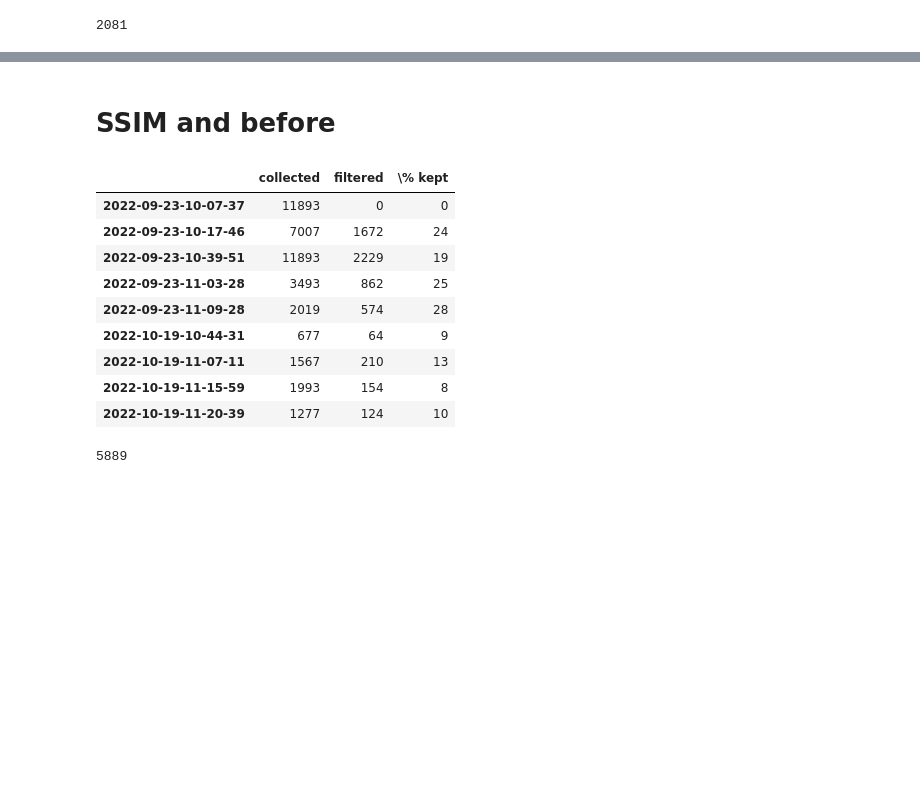
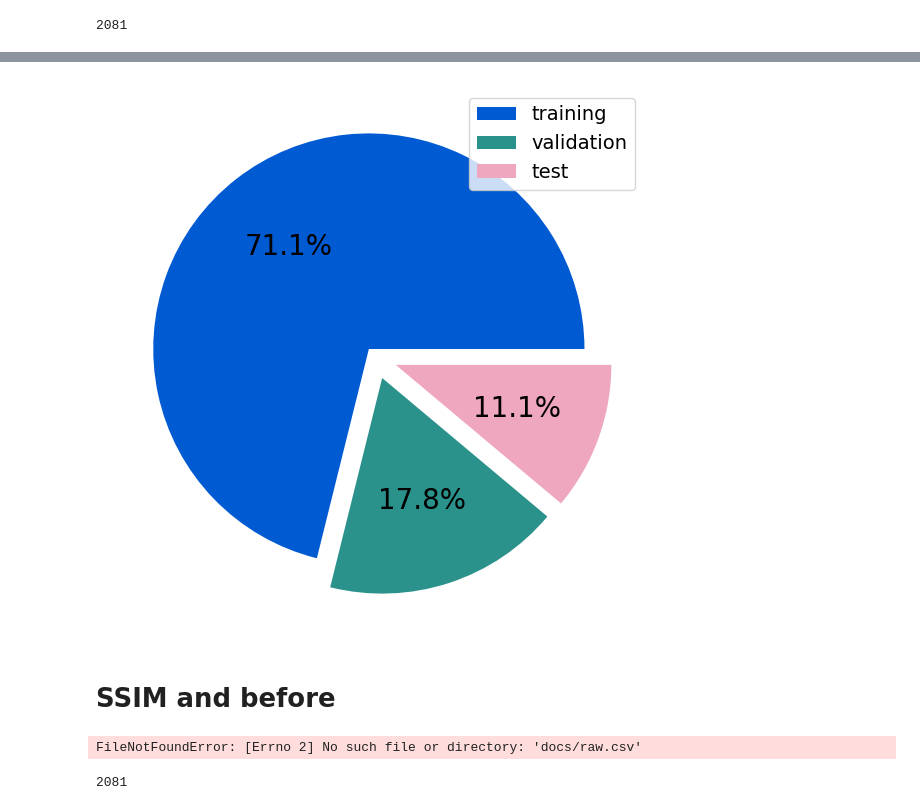
Before and after one commit to ponderbb/multitask-mayhem, a Jupyter notebook: notebooks/2.0-bbejczy-dataset-analysis.ipynb, the cells around one changed output, grey strips where cells are left out. Drawn from its saved outputs; the diff is of its cells as text; code cells hidden in the pictures; blank space fills up the shorter version.

```diff
--- a/notebooks/2.0-bbejczy-dataset-analysis.ipynb
+++ b/notebooks/2.0-bbejczy-dataset-analysis.ipynb
@@ -122,9 +124,28 @@ img_df.plot.pie(y = "total imgs", title="Data splits", autopct = '%1.1f%%')
+# %%
+SMALL_SIZE = 8
+MEDIUM_SIZE = 14
+BIGGER_SIZE = 20
+
+plt.rc('font', size=BIGGER_SIZE)          # controls default text sizes
+plt.rc('axes', titlesize=BIGGER_SIZE)     # fontsize of the axes title
+plt.rc('axes', labelsize=MEDIUM_SIZE)    # fontsize of the x and y labels
+plt.rc('xtick', labelsize=BIGGER_SIZE)    # fontsize of the tick labels
+plt.rc('ytick', labelsize=BIGGER_SIZE)    # fontsize of the tick labels
+plt.rc('legend', fontsize=MEDIUM_SIZE)    # legend fontsize
+plt.rc('figure', titlesize=BIGGER_SIZE)  # fontsize of the figure title
+# %%
+img_df = repr_df.loc[["training", "validation", "test"]].copy()
+fig2 = img_df.plot.pie(y = "total", autopct = '%1.1f%%', colors=NOVO_COLORS[1:], labels = None, ylabel="", explode=[0.05, 0.1, 0.1], figsize = (7,7))
+fig2.figure.savefig("reports/figures/data_splits.png", dpi=300, bbox_inches="tight")
+# %% [output]
+[figure, added]
 # %% [markdown]
 # SSIM and before
 # %%
 from src.data.filter_images import filterImages
 from pathlib import Path
 import pandas as pd
+from src.data.manifests import cvat_to_dict
 
 
 fi = filterImages(
@@ -136,50 +157,61 @@ fi = filterImages(
     debug=True,
 )
 
-bags_raw = fi._listbags_fullpath("/home/bbejczy/repos/multitask-mayhem/data/raw")
-bags_filt = fi._listbags_fullpath("/home/bbejczy/repos/multitask-mayhem/data/interim")
+# bags_raw = fi._listbags_fullpath("/work3/s202821/data/raw")
+bags_filt = fi._listbags_fullpath("/work3/s202821/data/interim")
 
-raw_sizes = {}
+# raw_sizes = {}
 
-for bag in bags_raw:
-    try:
-        bag_size = len(fi._list_images(bag))
-        raw_sizes[Path(bag).name] = bag_size
-    except:
-        pass
+# for bag in bags_raw:
+#     try:
+#         bag_size = len(fi._list_images(bag))
+#         raw_sizes[Path(bag).name] = bag_size
+#     except:
+#         pass
 
-raw = pd.DataFrame.from_dict(raw_sizes, orient="index", columns=["collected"], dtype="int")
+# raw = pd.DataFrame.from_dict(raw_sizes, orient="index", columns=["collected"], dtype="int")
+
+raw = pd.read_csv("docs/raw.csv", sep=",", index_col=0, header=0)
 
 filtered_sizes = {}
+annotated_sizes = {}
 
 for bag in bags_filt:
+
+
+
     try:
-        bag_size = len(fi._list_images(bag))
+        with open(f"data/annotations/{Path(bag).name}.xml", "r", encoding="utf-8") as file:
+            label_xml = file.read()
+
+        annotation_dict = cvat_to_dict(
+            xml_file=label_xml,
+            collection=Path(bag).name,
+            data_root="/work3/s202821/data/interim",
+            create_mask=False
+        )
+
+        bag_size = len(fi._list_images(bag+"/synchronized_l515_image/"))
         filtered_sizes[Path(bag).name] = bag_size
+        annotated_sizes[Path(bag).name] = len(annotation_dict)
     except:
         pass
 
 filt = pd.DataFrame.from_dict(filtered_sizes, orient="index", columns=["filtered"], dtype="int")
+ann = pd.DataFrame.from_dict(annotated_sizes, orient="index", columns=["annotated"], dtype="int")
 
-df = pd.concat([raw, filt], axis=1)
+df = pd.concat([raw, filt, ann], axis=1)
 df.filtered = df.filtered.fillna(0).astype("int")
+df.annotated = df.annotated.fillna(0).astype("int")
 df["\% kept"] = round(df["filtered"] / df["collected"] * 100, 0).astype("int")
+df["SSIM"] = 0.7
 df
 # %% [output]
-|  | collected | filtered | \% kept |
-| 2022-09-23-10-07-37 | 11893 | 0 | 0 |
-| 2022-09-23-10-17-46 | 7007 | 1672 | 24 |
-| 2022-09-23-10-39-51 | 11893 | 2229 | 19 |
-| 2022-09-23-11-03-28 | 3493 | 862 | 25 |
-| 2022-09-23-11-09-28 | 2019 | 574 | 28 |
-| 2022-10-19-10-44-31 | 677 | 64 | 9 |
-| 2022-10-19-11-07-11 | 1567 | 210 | 13 |
-| 2022-10-19-11-15-59 | 1993 | 154 | 8 |
-| 2022-10-19-11-20-39 | 1277 | 124 | 10 |
+FileNotFoundError: [Errno 2] No such file or directory: 'docs/raw.csv'
 # %%
-df["filtered"].sum()
+df["annotated"].sum()
 # %% [output]
-5889
+2081
 # %%
 styler = df.style
 styler.applymap_index(lambda v: "font-weight: bold;", axis="index")
```
Also changed, not shown: parts of 9 cells of this notebook, 2 other files.
